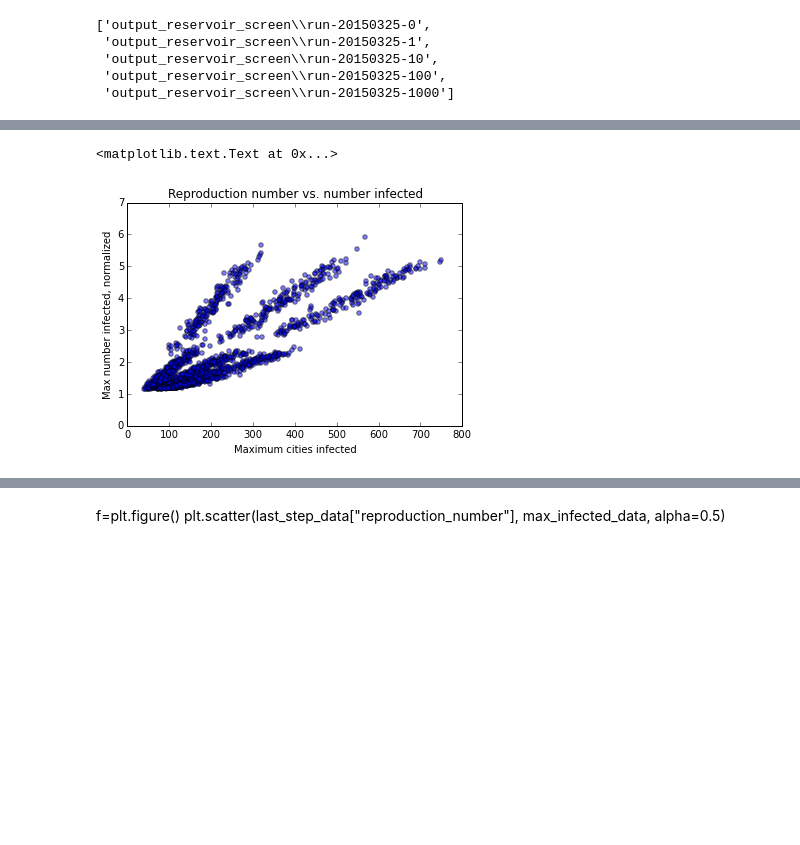
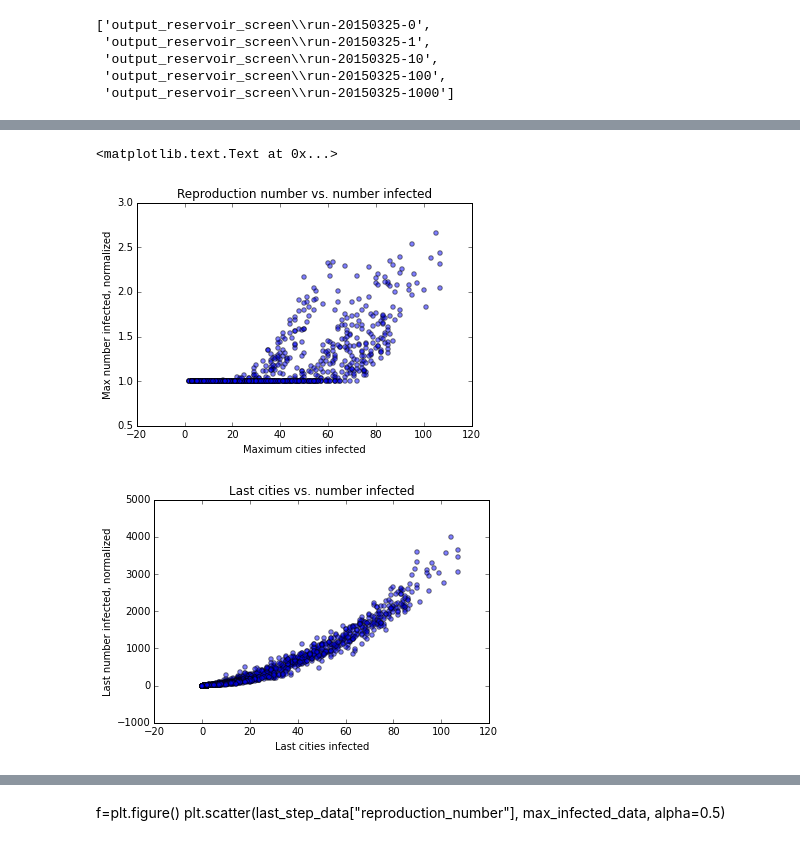
Before and after one commit to colinsh21/Python, a Jupyter notebook: ipython/IOE 513/Data Analysis Reservoir.ipynb, the cells around one changed output, grey strips where cells are left out. Drawn from its saved outputs; the diff is of its cells as text; code cells hidden in the pictures; blank space fills up the shorter version.

```diff
--- a/ipython/IOE 513/Data Analysis Reservoir.ipynb
+++ b/ipython/IOE 513/Data Analysis Reservoir.ipynb
@@ -67,7 +67,12 @@ for run_directory in glob.glob("output_reservoir_screen/run*"):
 # %%
 # Last time step
 last_step_data = all_timeseries_data.groupby("run").tail(1)
+normalized = last_step_data.apply(lambda row: float(row['num_infected'])/row['initial_infected'], axis=1)
+#print normalized.head()
 #print last_step_data.head()
+last_step_data['num_infected_normalized']=normalized
+print last_step_data.head()
+#print last_step_data['num_infected_normalized']
 
 # Max infected
 max_infected_data = all_timeseries_data.groupby("run")["num_infected"].max()
@@ -99,17 +122,49 @@ for run_id, run_data in all_timeseries_data.groupby("run"):
                           "initial_infected": parameters["initial_infected"]
                           })
 
-compiled_df = pandas.DataFrame(compiled_run_data)
+compiled_df_max = pandas.DataFrame(compiled_run_data)
+
+
+compiled_last_data=[]
+
+for run_id, run_data in all_timeseries_data.groupby("run"):
+    # Isolate
+    parameters = run_data.loc[0, ["reproduction_number", "screening_effectiveness", "reservoir", "throttle","initial_infected"]].to_dict()
+    last_infected = run_data.tail(1)["num_infected"]
+    last_infected_normalized = float(last_infected)/parameters["initial_infected"]
+    last_cities = run_data.tail(1)["cities_infected"]
+    interactions = run_data["num_interactions"].sum()
+    compiled_last_data.append({"last_infected": last_infected,
+                          "last_infected_normalized": last_infected_normalized,
+                          "last_cities_infected": last_cities,
+                          "num_interactions": interactions,
+                          "reproduction_number": parameters["reproduction_number"],
+                          "screening_effectiveness": parameters["screening_effectiveness"],
+                          "reservoir": parameters["reservoir"],
+                          "throttle": parameters["throttle"],
+                          "initial_infected": parameters["initial_infected"]
+                          })
+
+compiled_df_last = pandas.DataFrame(compiled_last_data)
 # %%
-#%matplotlib inline
+%matplotlib inline
 
 f = plt.figure()
-plt.scatter(compiled_df.loc[(compiled_df["reservoir"]==1) & (compiled_df["reproduction_number"]<1),"num_interactions"],
-           compiled_df.loc[(compiled_df["reservoir"]==1) & (compiled_df["reproduction_number"]<1),"max_infected_normalized"],
+plt.scatter(compiled_df_max.loc[(compiled_df_max["reservoir"]==0) & (compiled_df_max["reproduction_number"]<1),"max_cities_infected"],
+           compiled_df_max.loc[(compiled_df_max["reservoir"]==0) & (compiled_df_max["reproduction_number"]<1),"max_infected_normalized"],
             alpha=0.5)
 plt.xlabel("Maximum cities infected")
 plt.ylabel("Max number infected, normalized")
 plt.title("Reproduction number vs. number infected")
+
+g = plt.figure()
+plt.scatter(last_step_data.loc[(last_step_data["reservoir"]==0) & (last_step_data["reproduction_number"]<1),"cities_infected"],
+           last_step_data.loc[(last_step_data["reservoir"]==0) & (last_step_data["reproduction_number"]<1),"num_infected"],
+            alpha=0.5)
+plt.xlabel("Last cities infected")
+plt.ylabel("Last number infected, normalized")
+plt.title("Last cities vs. number infected")
 # %% [output]
 <matplotlib.text.Text at 0x...>
-[figure, old version]
+[figure, new version]
+[figure, added]
```
Also changed, not shown: parts of 6 cells of this notebook.
